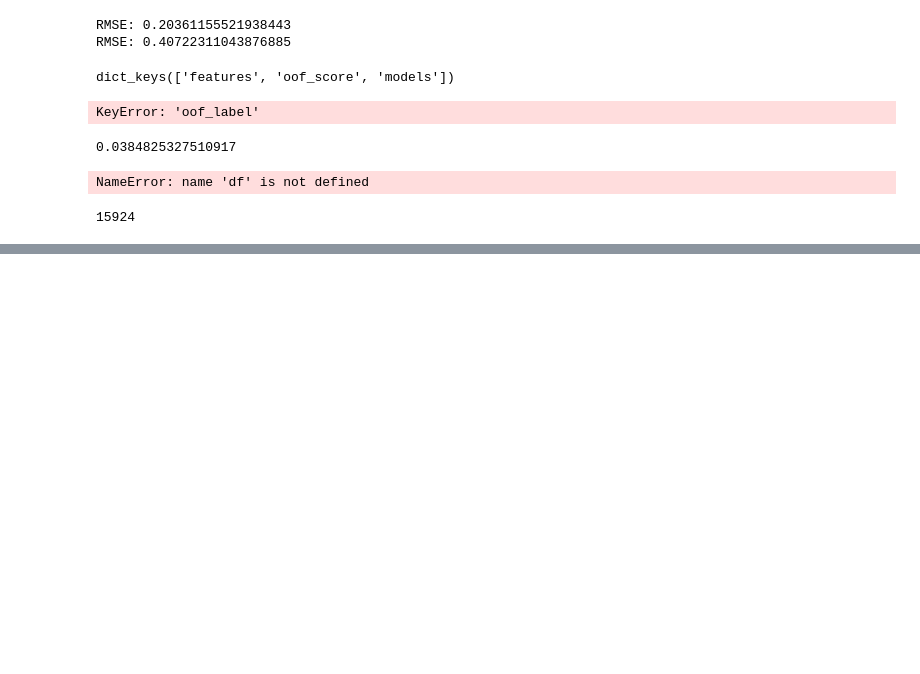
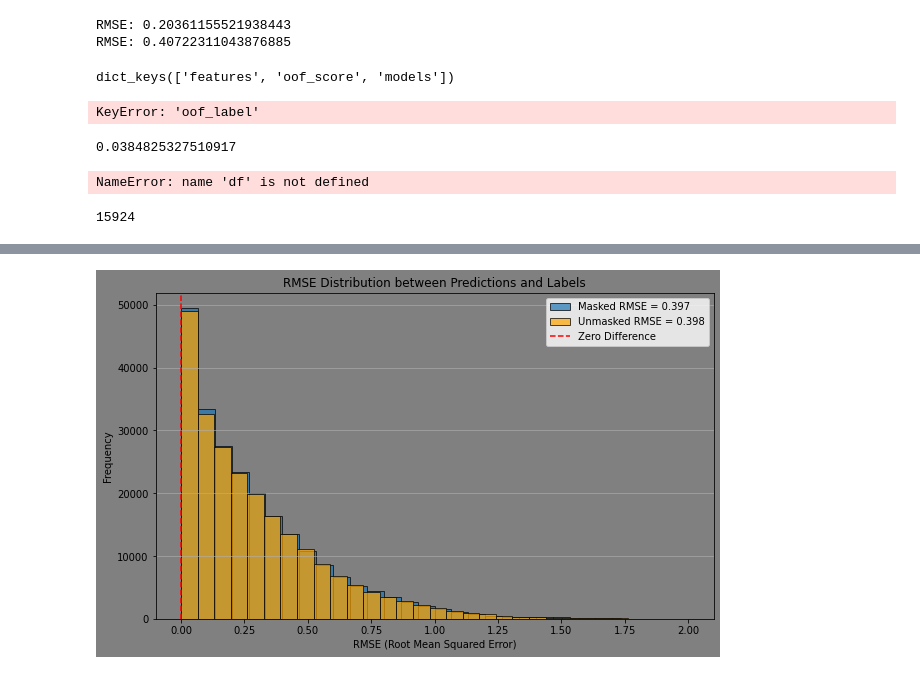
Before and after one commit to vadimtimakin/Kaggle-MCTS-6th-place-solution, a Jupyter notebook: draft.ipynb, the cells around one changed output, grey strips where cells are left out. Saved outputs shown, nothing was run; the diff lists cells and outputs as text; code cells hidden in the pictures; blank space fills up the shorter version.

```diff
--- a/draft.ipynb
+++ b/draft.ipynb
@@ -950,0 +1056,42 @@ import kaggle_evaluation.mcts_inference_server
+# %%
+import numpy as np
+import matplotlib.pyplot as plt
+
+# Example data (replace these with your actual preds and labels)
+mask = checkpoint["catboost"]["mode"].astype(bool)
+preds_masked = checkpoint["catboost"]["oof_preds"][mask]
+labels_masked = checkpoint["catboost"]["oof_labels"][mask]
+
+# Opposite of the mask
+preds_unmasked = checkpoint["catboost"]["oof_preds"][~mask]
+labels_unmasked = checkpoint["catboost"]["oof_labels"][~mask]
+
+# Calculate RMSE for masked and unmasked sets
+rmse_masked = np.sqrt(np.mean((preds_masked - labels_masked) ** 2, axis=0))
+rmse_unmasked = np.sqrt(np.mean((preds_unmasked - labels_unmasked) ** 2, axis=0))
+
+# Create an array of RMSE values for both sets
+rmse_differences_masked = (preds_masked - labels_masked) ** 2
+rmse_differences_unmasked = (preds_unmasked - labels_unmasked) ** 2
+
+# Plotting the RMSE distributions for both sets
+plt.figure(figsize=(10, 6), facecolor='gray')
+plt.gca().set_facecolor('gray')
+
+# Plot RMSE distribution for masked data
+plt.hist(np.sqrt(rmse_differences_masked), bins=30, edgecolor='k', alpha=0.7, label=f'Masked RMSE = {rmse_masked:.3f}')
+
+# Plot RMSE distribution for unmasked data
+plt.hist(np.sqrt(rmse_differences_unmasked), bins=30, edgecolor='k', alpha=0.7, label=f'Unmasked RMSE = {rmse_unmasked:.3f}', color='orange')
+
+plt.title('RMSE Distribution between Predictions and Labels')
+plt.xlabel('RMSE (Root Mean Squared Error)')
+plt.ylabel('Frequency')
+plt.grid(axis='y', alpha=0.75)  # Optional: Add grid for better readability
+plt.axvline(0, color='red', linestyle='--', label='Zero Difference')  # Optional: Vertical line at zero difference
+plt.legend()
+
+# Show the plot
+plt.show()
+# %% [output]
+[figure, added]
```
Also changed, not shown: parts of 13 cells of this notebook, 1 other file.
